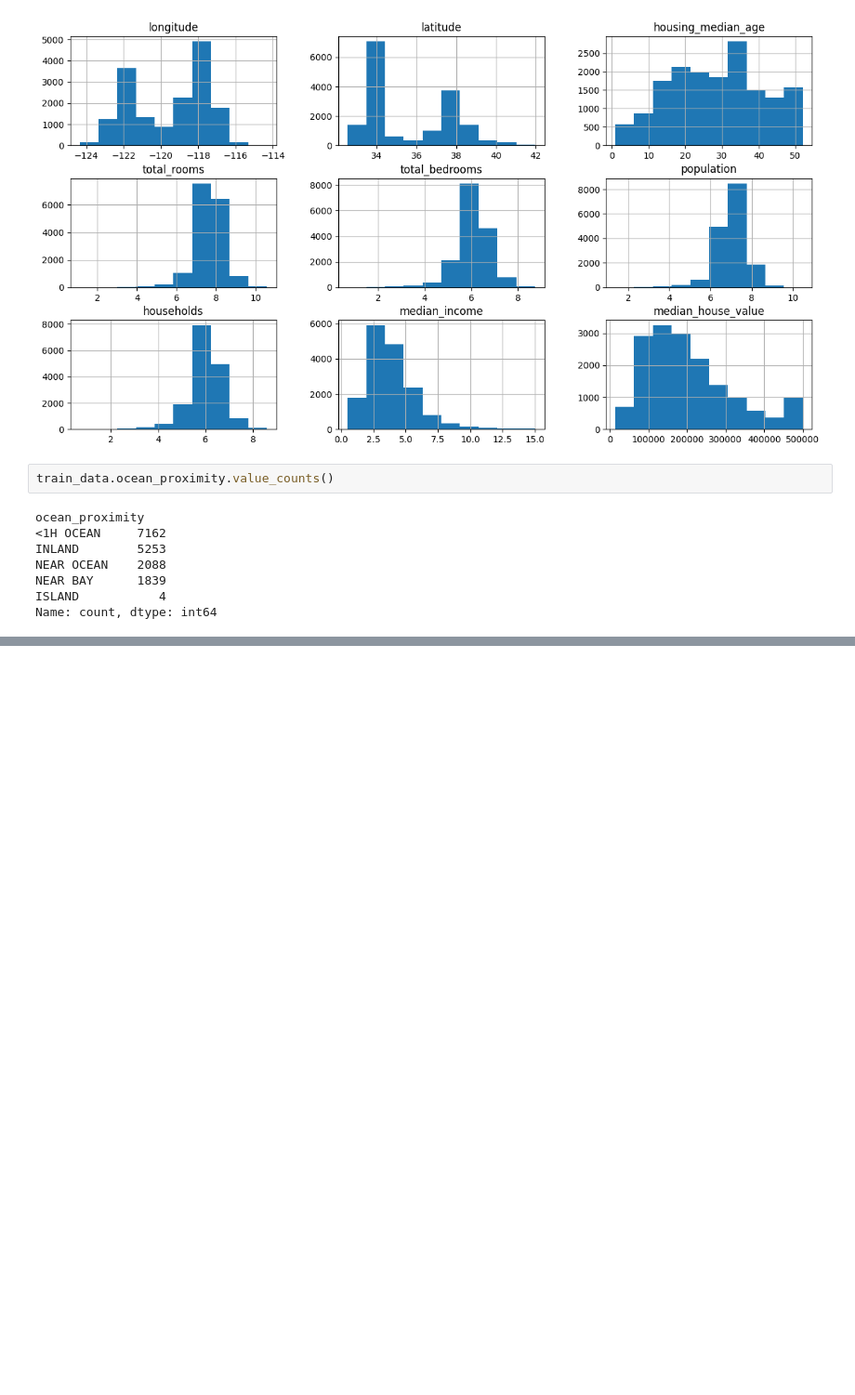
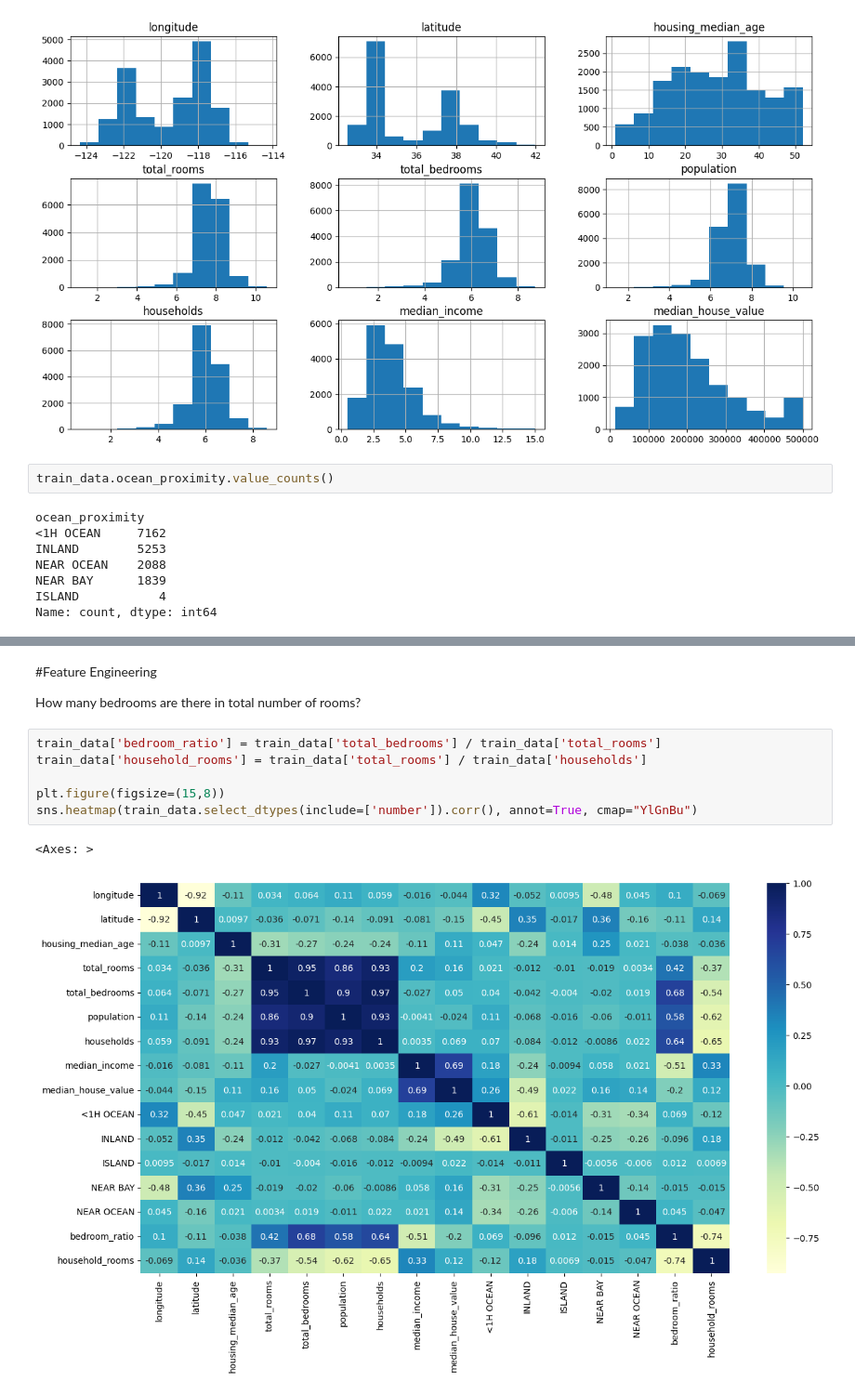
Before and after one commit to alexkimrow/House-Price-Prediction, a Jupyter notebook: main.ipynb, the cells around one changed output, grey strips where cells are left out. Shown at 93% size. Drawn from its saved outputs; the diff is of its cells as text; blank space fills up the shorter version.

```diff
--- a/main.ipynb
+++ b/main.ipynb
@@ -172,0 +186,13 @@ pd.get_dummies(train_data.ocean_proximity).astype(int)
+# %% [markdown]
+#Feature Engineering
+
+How many bedrooms are there in total number of rooms?
+# %%
+train_data['bedroom_ratio'] = train_data['total_bedrooms'] / train_data['total_rooms']
+train_data['household_rooms'] = train_data['total_rooms'] / train_data['households']
+
+plt.figure(figsize=(15,8))
+sns.heatmap(train_data.select_dtypes(include=['number']).corr(), annot=True, cmap="YlGnBu")
+# %% [output]
+<Axes: >
+[figure, added]
```
Also changed, not shown: parts of 14 cells of this notebook, 1 other file.
